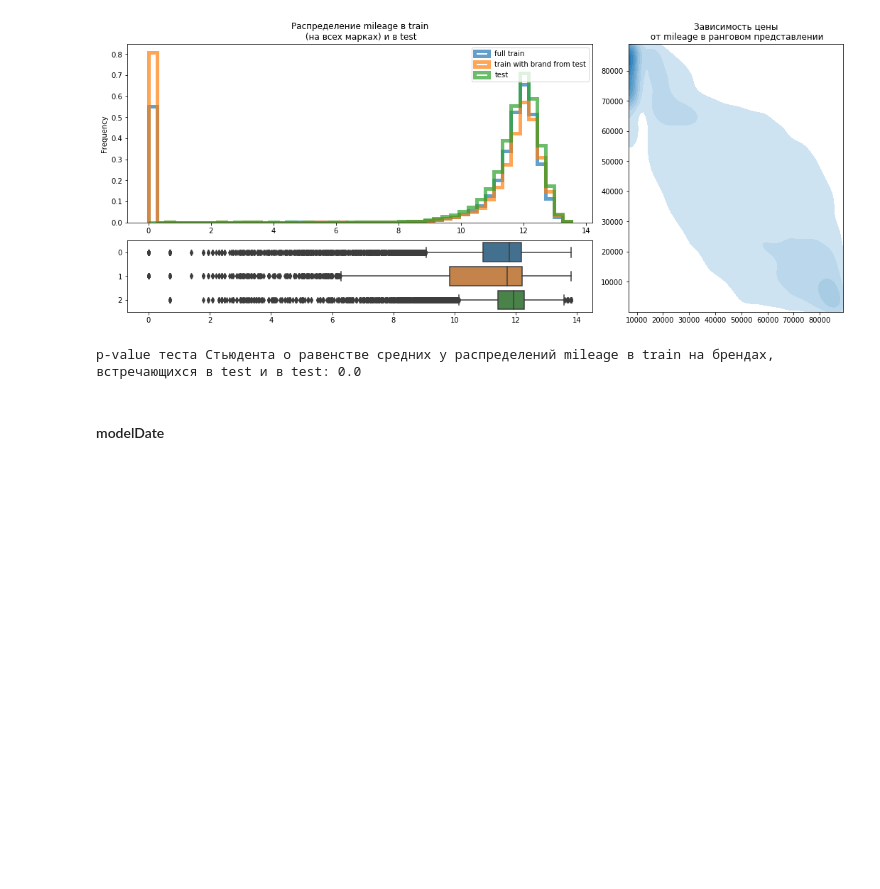
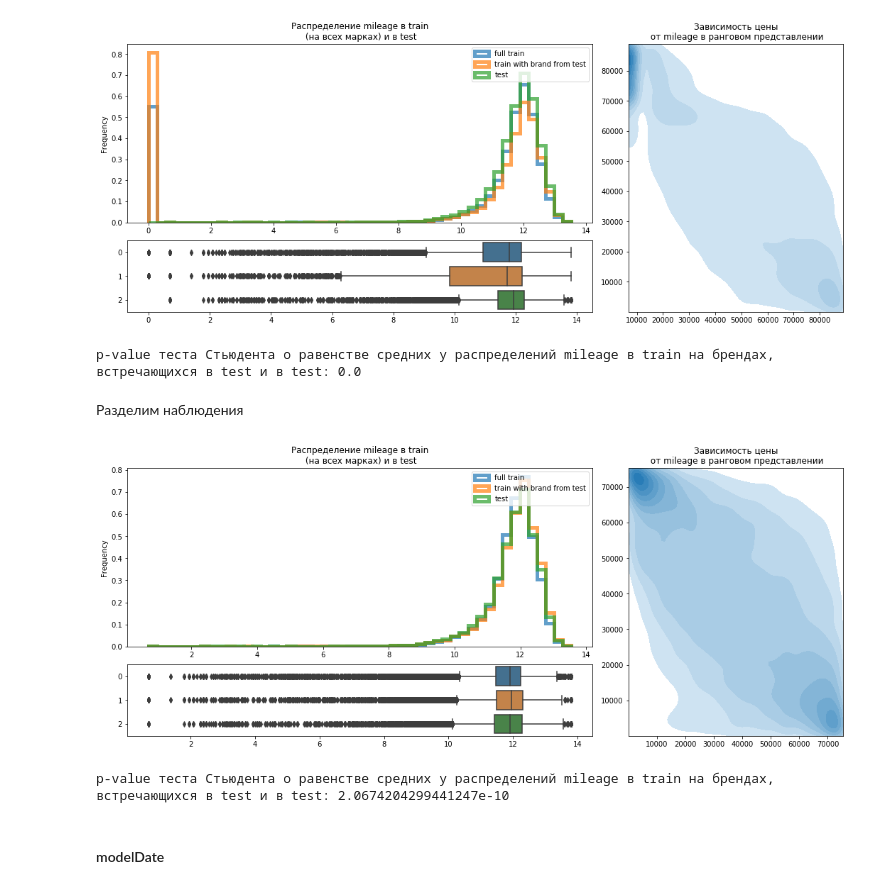
Before and after one commit to IvanovDmitryV/skillfactory_rds, a Jupyter notebook: Unit_7/Project_7_EDA0909.ipynb, the cells around one changed output. Cells and saved outputs as stored; diff of their text form; code cells hidden in the pictures; blank space fills up the shorter version.

```diff
--- a/Unit_7/Project_7_EDA0909.ipynb
+++ b/Unit_7/Project_7_EDA0909.ipynb
@@ -351,6 +354,13 @@ num_visualisation('mileage',externdata_full)
 # %% [output]
 [figure]
 p-value теста Стьюдента о равенстве средних у распределений mileage в train на брендах, встречающихся в test и в test: 0.0
+# %% [markdown]
+Разделим наблюдения
+# %%
+num_visualisation('mileage',externdata_full[externdata_full.mileage !=0])
+# %% [output]
+[figure, added]
+p-value теста Стьюдента о равенстве средних у распределений mileage в train на брендах, встречающихся в test и в test: 2.0674204299441247e-10
 # %% [markdown]
 #### modelDate
 # %%
```
Also changed, not shown: parts of 17 cells of this notebook.
